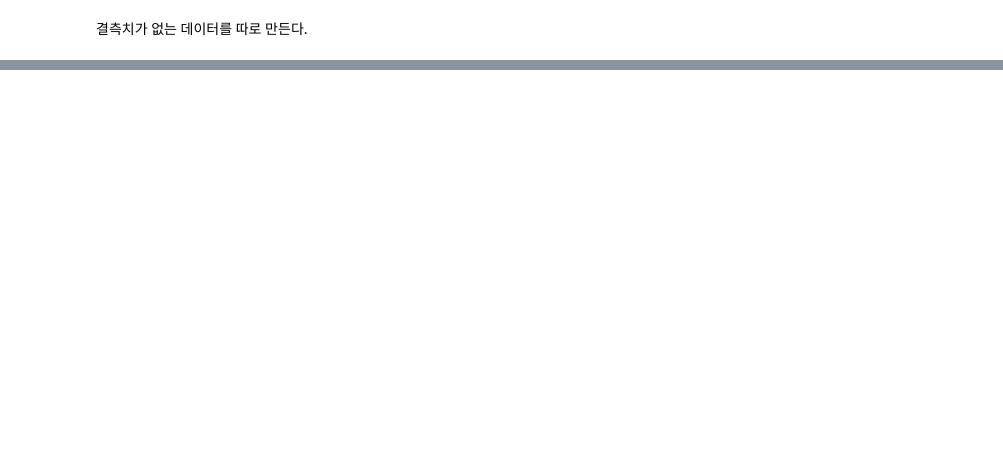
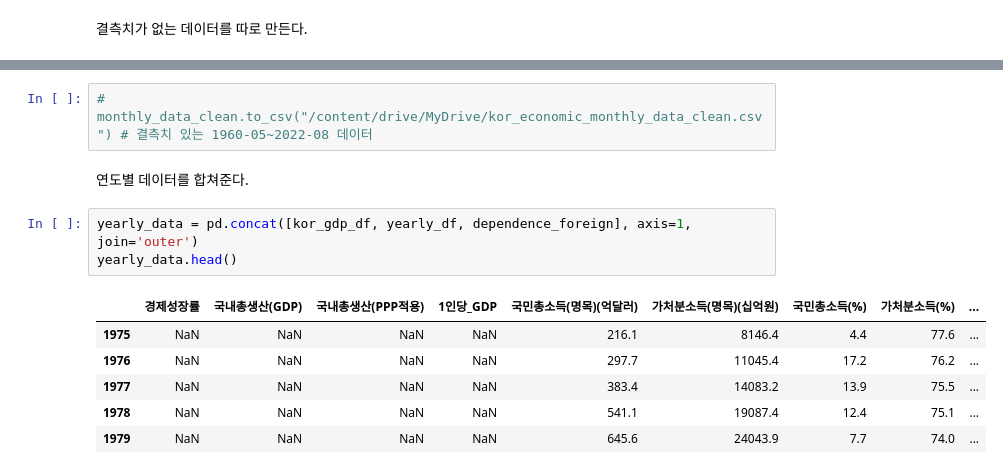
Before and after one commit to nan-park/section2_project, a Jupyter notebook: kor_data_preprocessing.ipynb, the cells around one changed output, grey strips where cells are left out. Cells and saved outputs as stored; diff of their text form; blank space fills up the shorter version.

```diff
--- a/kor_data_preprocessing.ipynb
+++ b/kor_data_preprocessing.ipynb
@@ -798,0 +865,14 @@ monthly_data.iloc[:, 9:13]
+# %%
+# monthly_data_clean.to_csv("/content/drive/MyDrive/kor_economic_monthly_data_clean.csv") # 결측치 있는 1960-05~2022-08 데이터
+# %% [markdown]
+연도별 데이터를 합쳐준다.
+# %%
+yearly_data = pd.concat([kor_gdp_df, yearly_df, dependence_foreign], axis=1, join='outer')
+yearly_data.head()
+# %% [output]
+|  | 경제성장률 | 국내총생산(GDP) | 국내총생산(PPP적용) | 1인당_GDP | 국민총소득(명목)(억달러) | 가처분소득(명목)(십억원) | 국민총소득(%) | 가처분소득(%) | ... |
+| 1975 | NaN | NaN | NaN | NaN | 216.1 | 8146.4 | 4.4 | 77.6 | ... |
+| 1976 | NaN | NaN | NaN | NaN | 297.7 | 11045.4 | 17.2 | 76.2 | ... |
+| 1977 | NaN | NaN | NaN | NaN | 383.4 | 14083.2 | 13.9 | 75.5 | ... |
+| 1978 | NaN | NaN | NaN | NaN | 541.1 | 19087.4 | 12.4 | 75.1 | ... |
+| 1979 | NaN | NaN | NaN | NaN | 645.6 | 24043.9 | 7.7 | 74.0 | ... |
```
Also changed, not shown: parts of 13 cells of this notebook.
